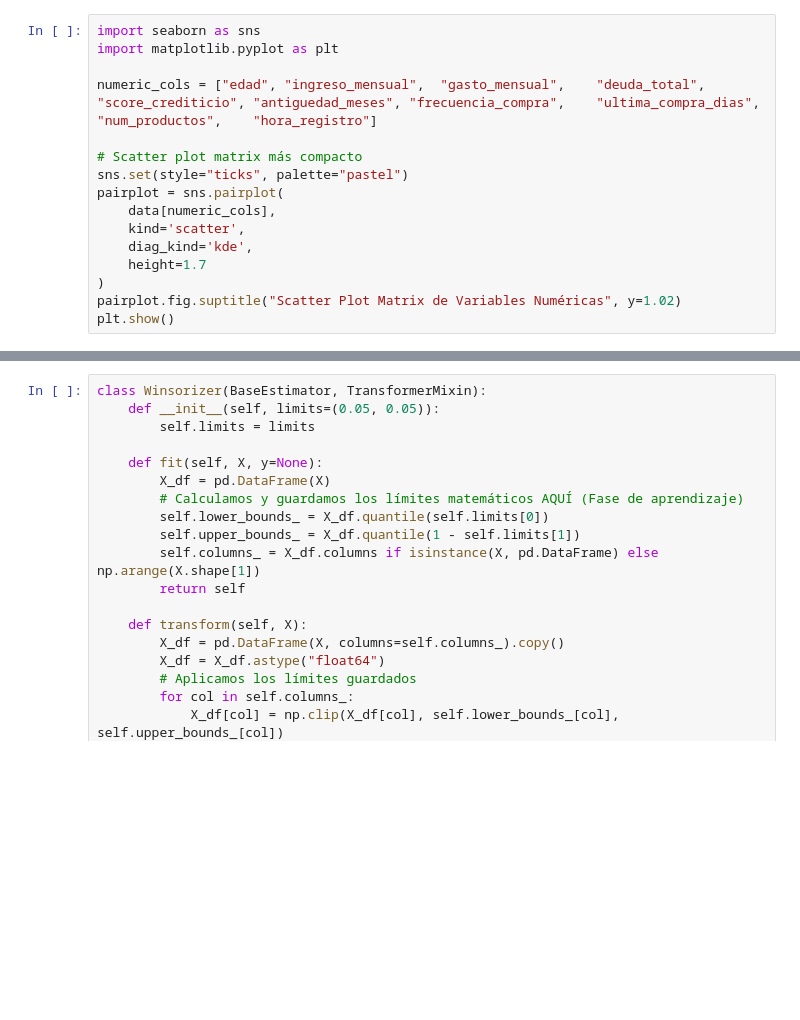
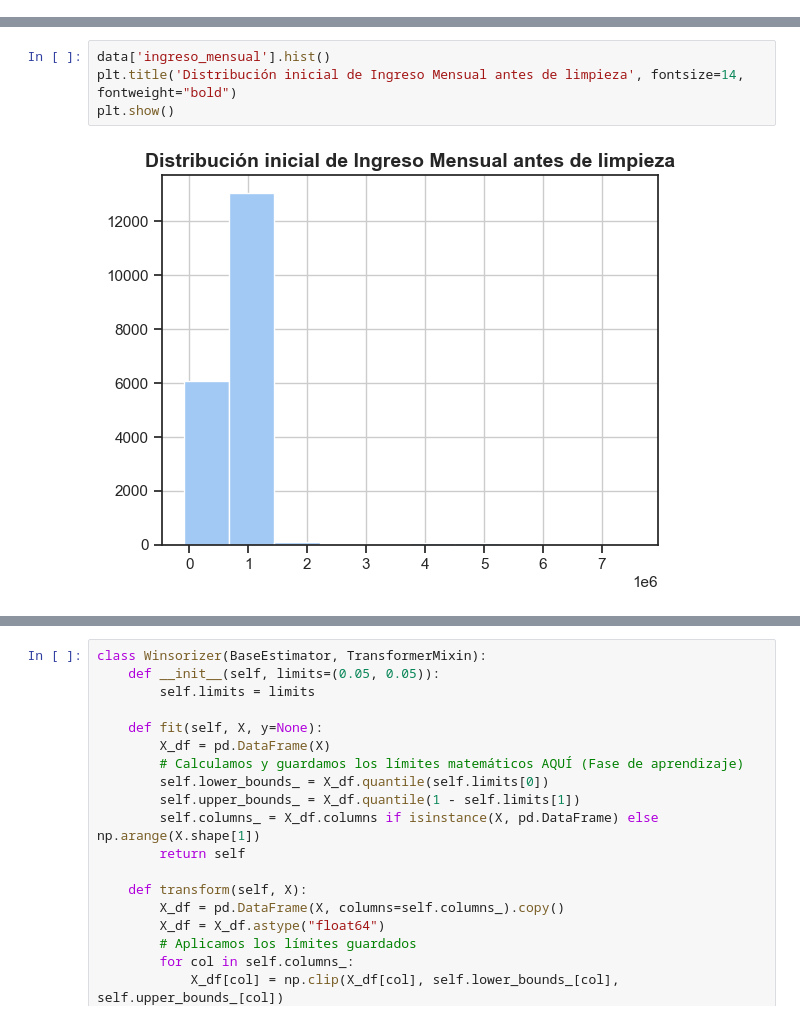
Before and after one commit to Octaviochavez/analitica_clientes, a Jupyter notebook: notebooks/Proyecto_Progra_Cienc_Datos.ipynb, the cells around one changed output, grey strips where cells are left out. Drawn from its saved outputs; the diff is of its cells as text; blank space fills up the shorter version.

```diff
--- a/notebooks/Proyecto_Progra_Cienc_Datos.ipynb
+++ b/notebooks/Proyecto_Progra_Cienc_Datos.ipynb
@@ -162,16 +184,0 @@ plt.show()
-# %%
-import seaborn as sns
-import matplotlib.pyplot as plt
-
-numeric_cols = ["edad",	"ingreso_mensual",	"gasto_mensual",	"deuda_total",	"score_crediticio",	"antiguedad_meses",	"frecuencia_compra",	"ultima_compra_dias",	"num_productos",	"hora_registro"]
-
-# Scatter plot matrix más compacto
-sns.set(style="ticks", palette="pastel")
-pairplot = sns.pairplot(
-    data[numeric_cols],
-    kind='scatter',
-    diag_kind='kde',
-    height=1.7
-)
-pairplot.fig.suptitle("Scatter Plot Matrix de Variables Numéricas", y=1.02)
-plt.show()
@@ -179,0 +188,6 @@ plt.show()
+# %%
+data['ingreso_mensual'].hist()
+plt.title('Distribución inicial de Ingreso Mensual antes de limpieza', fontsize=14, fontweight="bold")
+plt.show()
+# %% [output]
+[figure, added]
```
Also changed, not shown: parts of 77 cells of this notebook, 1 other file.
